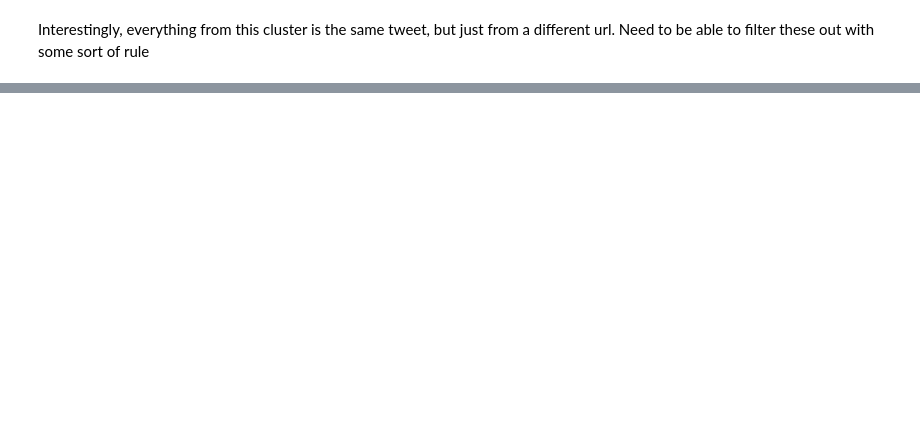
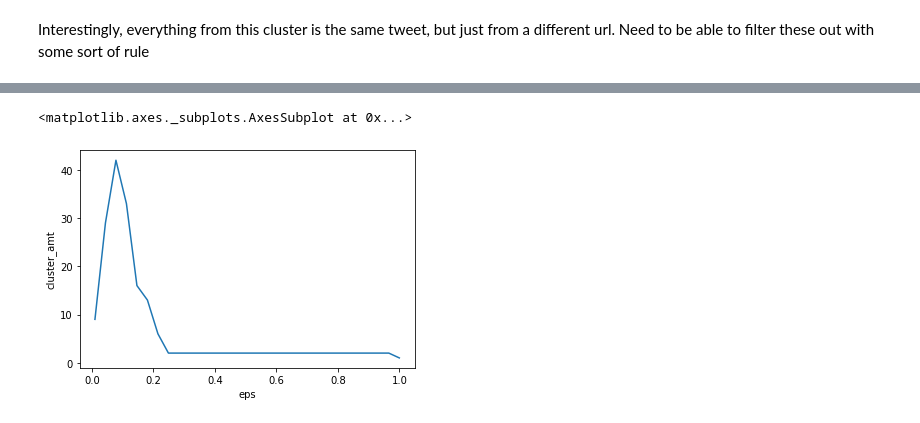
Before and after one commit to tejasph/disaster_tweets, a Jupyter notebook: cluster_tweets.ipynb, the cells around one changed output, grey strips where cells are left out. Cells and saved outputs as stored; diff of their text form; code cells hidden in the pictures; blank space fills up the shorter version.

Commit message:
tryed optimizing for DBSCAN, raised more questions than answers

```diff
--- a/cluster_tweets.ipynb
+++ b/cluster_tweets.ipynb
@@ -134,2 +130,24 @@ list(master_df[master_df['cluster'] == 5].text)
 # %% [markdown]
 Interestingly, everything from this cluster is the same tweet, but just from a different url. Need to be able to filter these out with some sort of rule
+# %%
+# Want to see how the number of clusters changes with change in eps (also get cluster sizes)
+def cluster_text(df, eps, results, min_pt = 5):
+
+    # Initiate DBSCAN using cosine distance for text
+    dbscan = DBSCAN(metric = 'cosine', eps = eps, min_samples = min_pt)
+    dbscan.fit(df.drop(columns= 'id'))
+
+    # convert labels to a dataframe
+    cluster_df = pd.DataFrame(dbscan.labels_, columns = ['cluster'])
+
+    # isolate rows that don't belong to a cluster --> considered outliers
+    outlier_cluster = cluster_df[cluster_df['cluster']== -1]
+
+    # update dictionary to capture the number of outliers in each trial
+    results['outlier_num'].append(len(outlier_cluster))
+
+    # get the cluster counts
+    cluster_counts = cluster_df.groupby('cluster').size()# gets counts for each cluster
+
+    # cluster_counts.groupby('cluster').size()
+    return cluster_counts
@@ -135,0 +158,13 @@ Interestingly, everything from this cluster is the same tweet, but just from a d
+# %%
+# Initate dictionary to capture results
+result_dict = {'eps':[], 'cluster_amt':[], 'outlier_num': []}
+
+# initiate eps space to crawl over
+eps_space = list(np.linspace(0.01,1, num = 30))
+
+# loop over each eps value
+for value in eps_space:
+
+    cluster_counts = cluster_text(final_df, value, result_dict)
+    result_dict['eps'].append(value)
+    result_dict['cluster_amt'].append(len(cluster_counts))
@@ -135,0 +188,5 @@ Interestingly, everything from this cluster is the same tweet, but just from a d
+# %%
+sns.lineplot(data = pd.DataFrame(result_dict), x = 'eps', y = 'cluster_amt')
+# %% [output]
+<matplotlib.axes._subplots.AxesSubplot at 0x...>
+[figure, added]
```
Also changed, not shown: parts of 27 cells of this notebook, 1 other file.
